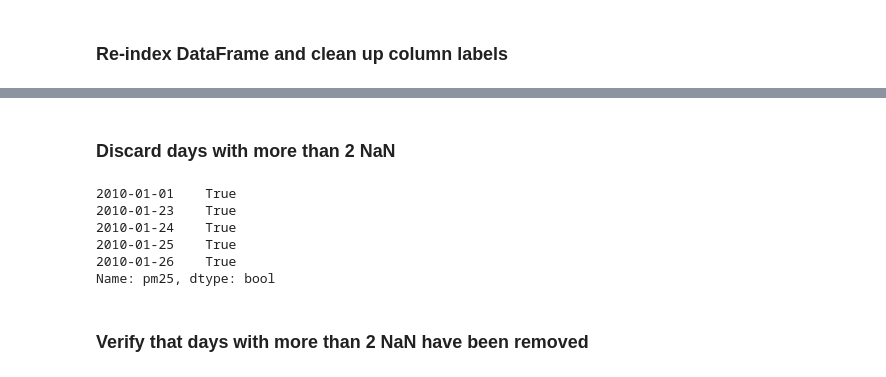
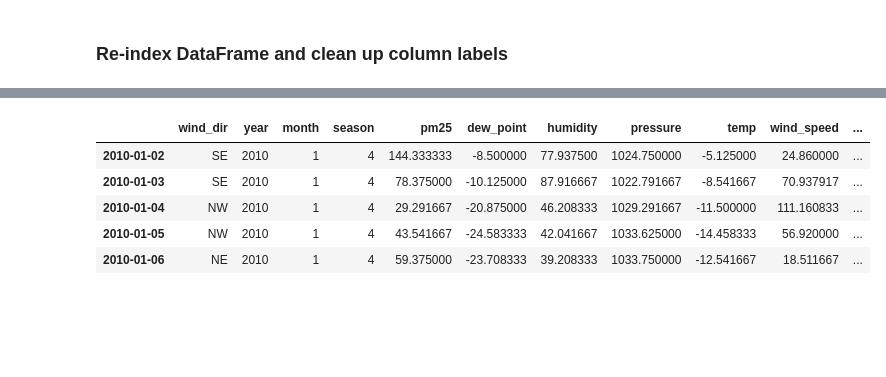
Before and after one commit to kevinlimk/BeijingPM2.5, a Jupyter notebook: 01_datawrangling.ipynb, the cells around one changed output, grey strips where cells are left out. Cells and saved outputs as stored; diff of their text form; code cells hidden in the pictures; blank space fills up the shorter version.

```diff
--- a/01_datawrangling.ipynb
+++ b/01_datawrangling.ipynb
@@ -61,10 +74,15 @@ memory usage: 7.2+ MB
 # %%
 # Index dataframe using datetime
 df.index = pd.to_datetime(df.year*1000000 + df.month*10000 + df.day*100 + df.hour, format='%Y%m%d%H')
+# %%
+df.drop(["No", "day", "hour", "PM_Dongsi", "PM_Dongsihuan", "PM_Nongzhanguan"], axis=1, inplace=True)
 # %%
 # Rename columns to be easily recognizable
-df = df.rename(columns={'PM_US Post': 'pm25', 'DEWP': 'dew_point',
-                       'HUMI': 'humidity', 'PRES': 'pressure',
-                       'TEMP' : 'temp', 'cbwd': 'wind_dir',
-                       'Iws': 'wind_speed'})
-df = df.copy()
+df = df.rename(columns={'PM_US Post': 'pm25',
+                        'DEWP': 'dew_point',
+                        'HUMI': 'humidity',
+                        'PRES': 'pressure',
+                        'TEMP' : 'temp',
+                        'cbwd': 'wind_dir',
+                        'Iws': 'wind_speed',
+                        'Iprec': 'cum_precipitation'})
@@ -132,2 +88,0 @@ plt.tight_layout()
-# %% [markdown]
-### Discard days with more than 2 NaN
@@ -139,9 +89,15 @@ more_than_2hrs = more_than_2hrs[more_than_2hrs == True]
+# %%
+def wind_dir_mode(x):
+    c = Counter(x)
+    return(c.most_common()[0][0])
+# %%
+df = df.resample('D').wind_dir.agg(wind_dir=wind_dir_mode).join(df.drop("cum_precipitation", axis=1).resample('D').mean()).join(df.cum_precipitation.resample("D").max())
 # %%
-more_than_2hrs.head()
+df.head()
 # %% [output]
-2010-01-01    True
-2010-01-23    True
-2010-01-24    True
-2010-01-25    True
-2010-01-26    True
-Name: pm25, dtype: bool
+|  | wind_dir | year | month | season | pm25 | dew_point | humidity | pressure | temp | wind_speed | ... |
+| 2010-01-02 | SE | 2010 | 1 | 4 | 144.333333 | -8.500000 | 77.937500 | 1024.750000 | -5.125000 | 24.860000 | ... |
+| 2010-01-03 | SE | 2010 | 1 | 4 | 78.375000 | -10.125000 | 87.916667 | 1022.791667 | -8.541667 | 70.937917 | ... |
+| 2010-01-04 | NW | 2010 | 1 | 4 | 29.291667 | -20.875000 | 46.208333 | 1029.291667 | -11.500000 | 111.160833 | ... |
+| 2010-01-05 | NW | 2010 | 1 | 4 | 43.541667 | -24.583333 | 42.041667 | 1033.625000 | -14.458333 | 56.920000 | ... |
+| 2010-01-06 | NE | 2010 | 1 | 4 | 59.375000 | -23.708333 | 39.208333 | 1033.750000 | -12.541667 | 18.511667 | ... |
@@ -159,2 +103,0 @@ df = df.drop(df_more_than_2hrs.index)
-# %% [markdown]
-### Verify that days with more than 2 NaN have been removed
```
Also changed, not shown: parts of 23 cells of this notebook, 4 other files.
